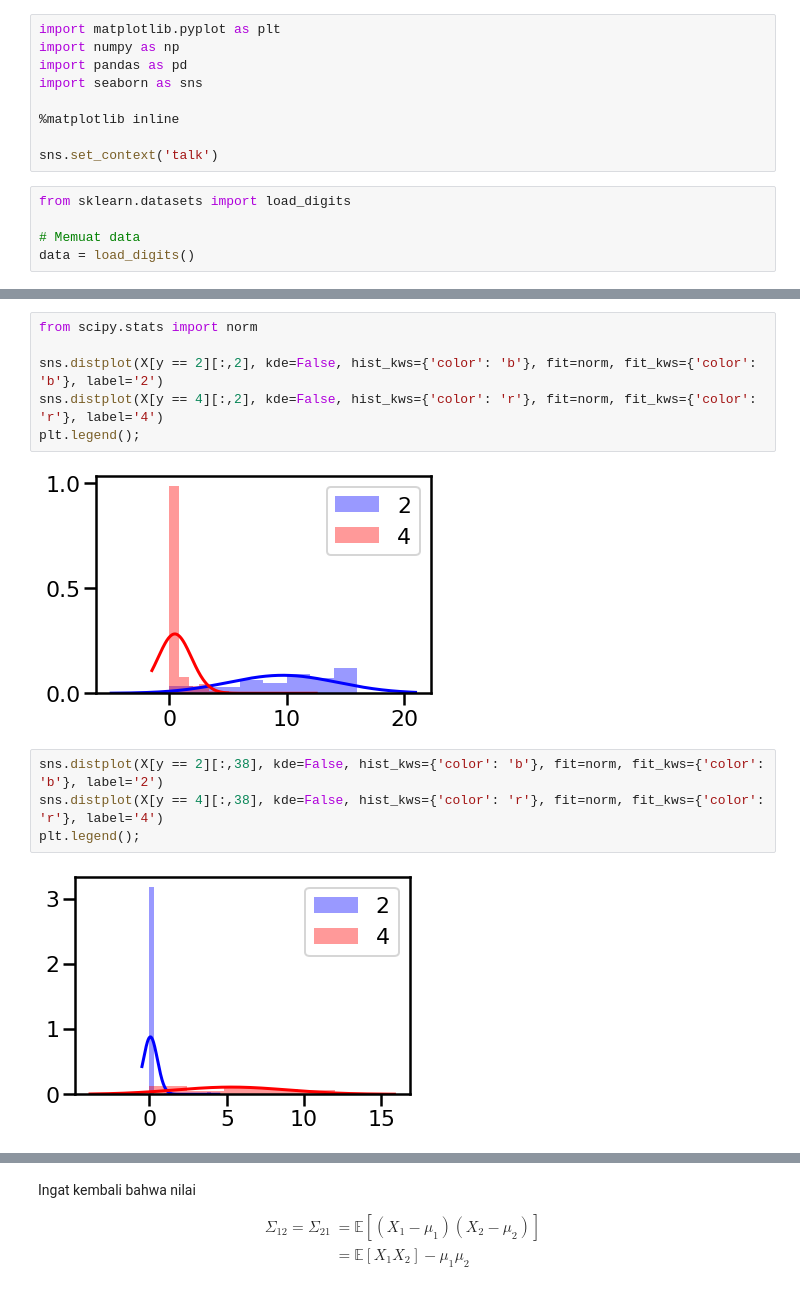
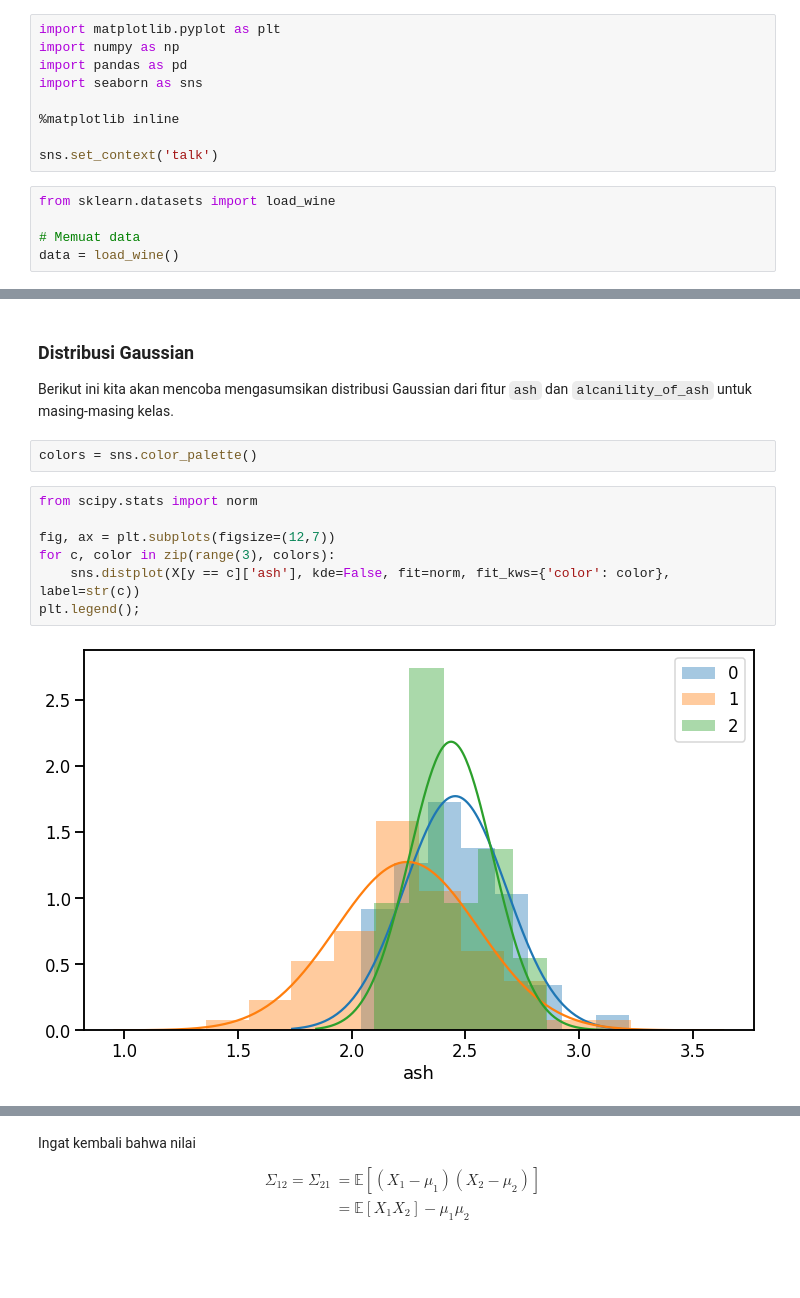
Before and after one commit to aliakbars/uai-mlpr, a Jupyter notebook: scripts/lab1.ipynb, the cells around one changed output, grey strips where cells are left out. Cells and saved outputs as stored; diff of their text form; blank space fills up the shorter version.

Commit message:
Perubahan dataset lab 1

```diff
--- a/scripts/lab1.ipynb
+++ b/scripts/lab1.ipynb
@@ -14,9 +14,9 @@ import seaborn as sns
 
 sns.set_context('talk')
 # %%
-from sklearn.datasets import load_digits
+from sklearn.datasets import load_wine
 
 # Memuat data
-data = load_digits()
+data = load_wine()
 # %%
 # Membagi data menjadi atribut dan kelas
@@ -43,14 +25,15 @@ Sebetulnya, berapa kemungkinan pixel atas kiri akan menyala? Berapa pula kemungk
-# %%
-from scipy.stats import norm
-
-sns.distplot(X[y == 2][:,2], kde=False, hist_kws={'color': 'b'}, fit=norm, fit_kws={'color': 'b'}, label='2')
-sns.distplot(X[y == 4][:,2], kde=False, hist_kws={'color': 'r'}, fit=norm, fit_kws={'color': 'r'}, label='4')
-plt.legend();
-# %% [output]
-[figure, removed]
-# %%
-sns.distplot(X[y == 2][:,38], kde=False, hist_kws={'color': 'b'}, fit=norm, fit_kws={'color': 'b'}, label='2')
-sns.distplot(X[y == 4][:,38], kde=False, hist_kws={'color': 'r'}, fit=norm, fit_kws={'color': 'r'}, label='4')
-plt.legend();
-# %% [output]
-[figure, removed]
+# %% [markdown]
+### Distribusi Gaussian
+
+Berikut ini kita akan mencoba mengasumsikan distribusi Gaussian dari fitur `ash` dan `alcanility_of_ash` untuk masing-masing kelas.
+# %%
+colors = sns.color_palette()
+# %%
+from scipy.stats import norm
+
+fig, ax = plt.subplots(figsize=(12,7))
+for c, color in zip(range(3), colors):
+    sns.distplot(X[y == c]['ash'], kde=False, fit=norm, fit_kws={'color': color}, label=str(c))
+plt.legend();
+# %% [output]
+[figure, added]
```
Also changed, not shown: parts of 14 cells of this notebook.
